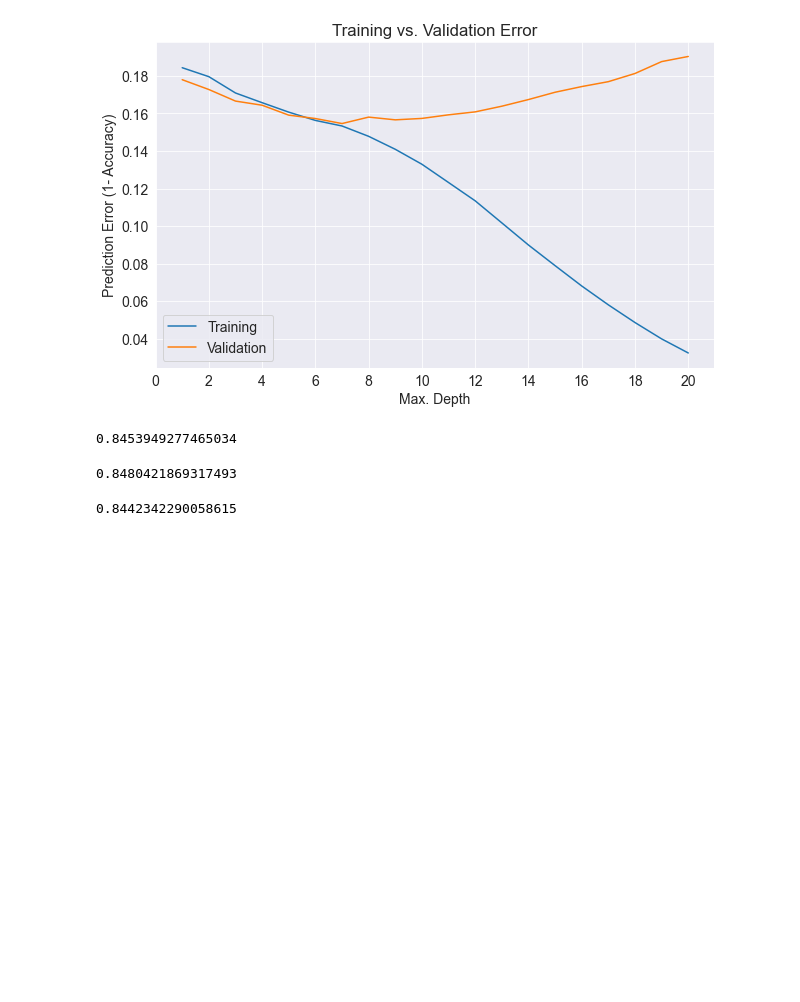
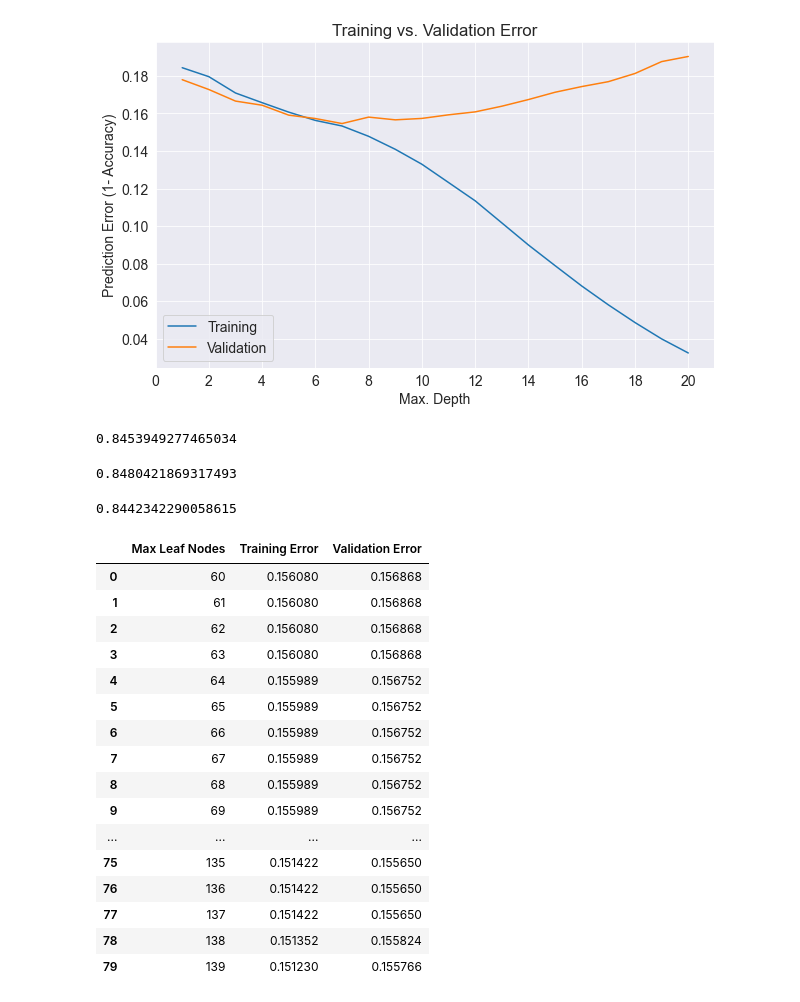
Before and after one commit to iaAbdulghani/MachineLearningPractice, a Jupyter notebook: trees.ipynb, the cells around one changed output. Saved outputs shown, nothing was run; the diff lists cells and outputs as text; code cells hidden in the pictures; blank space fills up the shorter version.

```diff
--- a/trees.ipynb
+++ b/trees.ipynb
@@ -363,0 +371,28 @@ model.score(X_val,val_targets)
+# %%
+def max_leaves_error(ln):
+    model = DecisionTreeClassifier(max_leaf_nodes=ln, random_state=42)
+    model.fit(X_train, train_targets)
+    train_error = 1-model.score(X_train, train_targets)
+    val_error = 1 - model.score(X_val, val_targets)
+    return {'Max Leaf Nodes': ln, 'Training Error': train_error, 'Validation Error': val_error}
+# %%
+errors_df = pd.DataFrame([max_leaves_error(ln) for ln in range(60, 140)])
+errors_df
+# %% [output]
+|  | Max Leaf Nodes | Training Error | Validation Error |
+| 0 | 60 | 0.156080 | 0.156868 |
+| 1 | 61 | 0.156080 | 0.156868 |
+| 2 | 62 | 0.156080 | 0.156868 |
+| 3 | 63 | 0.156080 | 0.156868 |
+| 4 | 64 | 0.155989 | 0.156752 |
+| 5 | 65 | 0.155989 | 0.156752 |
+| 6 | 66 | 0.155989 | 0.156752 |
+| 7 | 67 | 0.155989 | 0.156752 |
+| 8 | 68 | 0.155989 | 0.156752 |
+| 9 | 69 | 0.155989 | 0.156752 |
+| ... | ... | ... | ... |
+| 75 | 135 | 0.151422 | 0.155650 |
+| 76 | 136 | 0.151422 | 0.155650 |
+| 77 | 137 | 0.151422 | 0.155650 |
+| 78 | 138 | 0.151352 | 0.155824 |
+| 79 | 139 | 0.151230 | 0.155766 |
```
Also changed, not shown: parts of 27 cells of this notebook.
